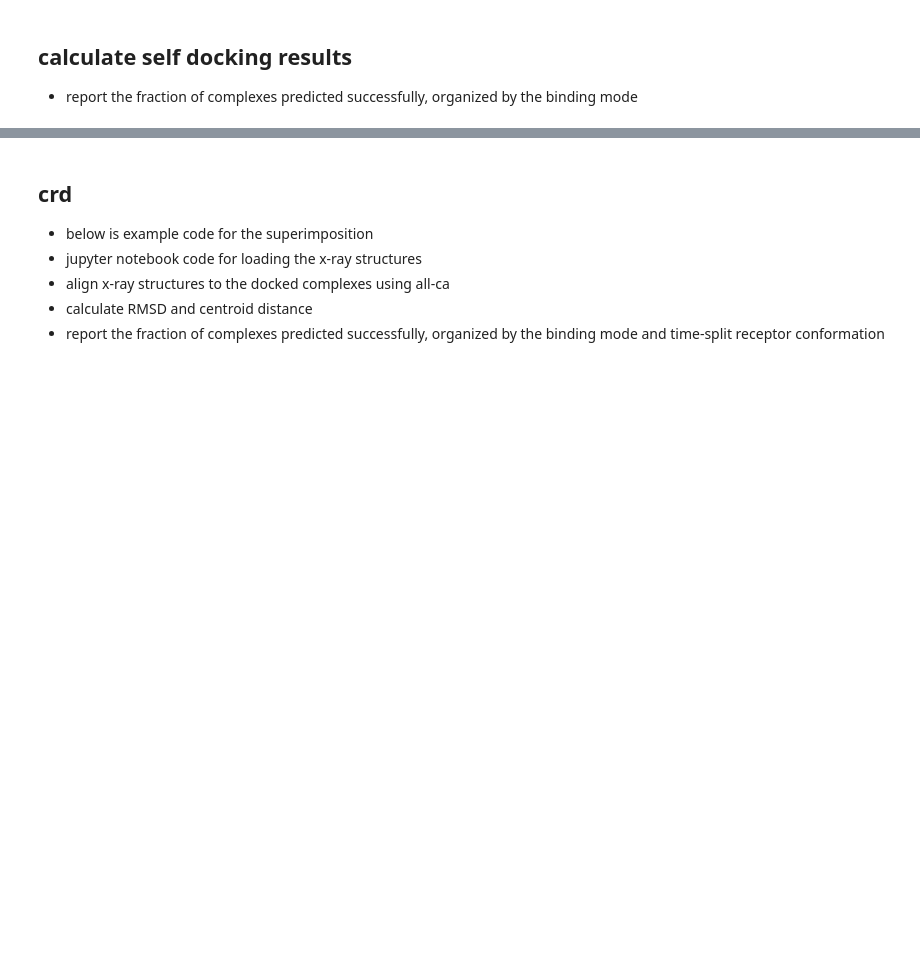
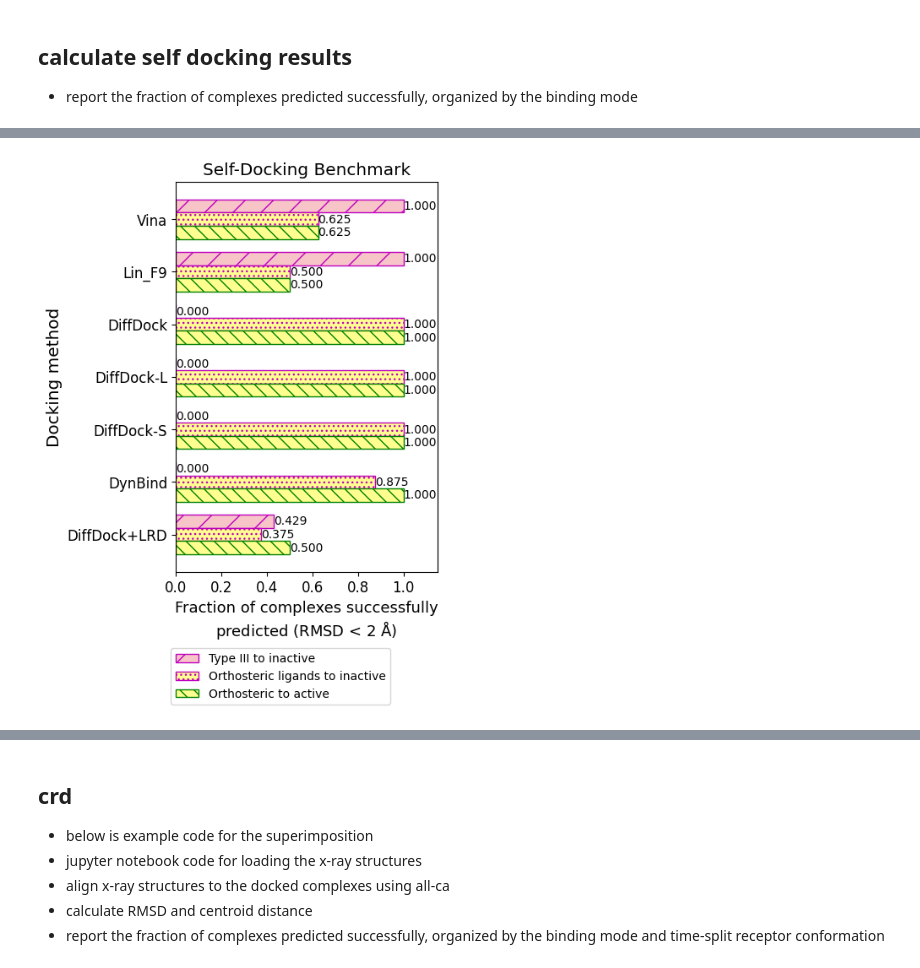
Before and after one commit to echen1214/Min_Dist_Matrix_Rep, a Jupyter notebook: tutorial/Tutorial2_self_cross_docking.ipynb, the cells around one changed output, grey strips where cells are left out. Cells and saved outputs as stored; diff of their text form; code cells hidden in the pictures; blank space fills up the shorter version.

Commit message:
update docking results tutorial

```diff
--- a/tutorial/Tutorial2_self_cross_docking.ipynb
+++ b/tutorial/Tutorial2_self_cross_docking.ipynb
@@ -215,6 +217,46 @@ for sd in [vina_sd_results[metric], linf9_sd_results[metric], \
 0.000 & 1.000 & 1.000
 0.000 & 0.875 & 1.000
 0.429 & 0.375 & 0.500
+# %%
+colors = ['#f7c4c8', '#FFFF8F', '#FFFF8F']
+outlines = ['m', 'm', 'green']
+hatches = ['/', '...', '\\\\']
+labels = ["Type III to inactive", "Orthosteric ligands to inactive", "Orthosteric to active"]
+# Plot the bar chart
+fig, ax = plt.subplots(figsize=(4, 6))
+height = 0.25
+average_values = []
+for sd in [vina_sd_results[metric], linf9_sd_results[metric],
+            dd_sd_results[metric],
+            ddL_sd_results[metric], ddS_sd_results[metric],
+            dyn_sd_results[metric],
+            ddLRD_sd_results[metric]]:
+    average_values.append([float(sd[j]['average']) for j in binding_modes])
+average_values = list(zip(*average_values))
+
+# Transpose the list to group by binding modes
+for i, (values, color, outline, hatch, lab) in enumerate(zip(average_values, colors, outlines, hatches, labels)):
+    bars = ax.barh([x + (i-1) * height for x in range(len(values))], values, height=height,
+                   color=color, edgecolor=outline, hatch=hatch, label=lab)
+    for bar in bars:
+        bar.set_hatch(hatch)
+        bar.set_edgecolor(outline)
+        ax.text(bar.get_width(), bar.get_y() + bar.get_height() / 2, f'{bar.get_width():.3f}', va='center', ha='left')
+
+ax.invert_yaxis()
+ax.set_ylabel('Docking method')
+ax.set_xlabel('Fraction of complexes successfully\npredicted (RMSD < 2 $\mathrm{\AA}$)', fontsize=13)
+ax.set_title('Self-Docking Benchmark')
+ax.legend(bbox_to_anchor=(0.4, -0.18), loc='upper center', ncol=1, fontsize='medium')
+ax.set_xlim(0,1.15)
+docking_methods = ['Vina', 'Lin_F9', 'DiffDock', 'DiffDock-L', 'DiffDock-S', 'DynBind', 'DiffDock+LRD']
+ax.set_yticks(range(len(docking_methods)))
+ax.set_yticklabels(docking_methods)
+# plt.show()
+# plt.show()
+plt.savefig("/Users/eac709/Desktop/CDK2-Manuscript/figures/self_docking_benchmark.png", dpi=600, bbox_inches='tight')
+# %% [output]
+[figure, added]
 # %%
 print("Top-1/-5 ranked results")
 
```
Also changed, not shown: parts of 18 cells of this notebook.
